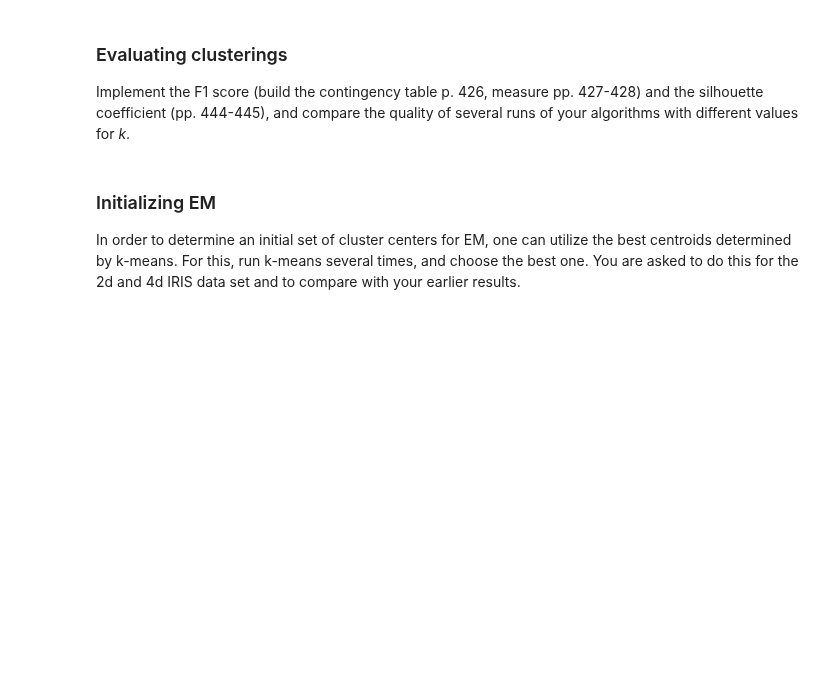
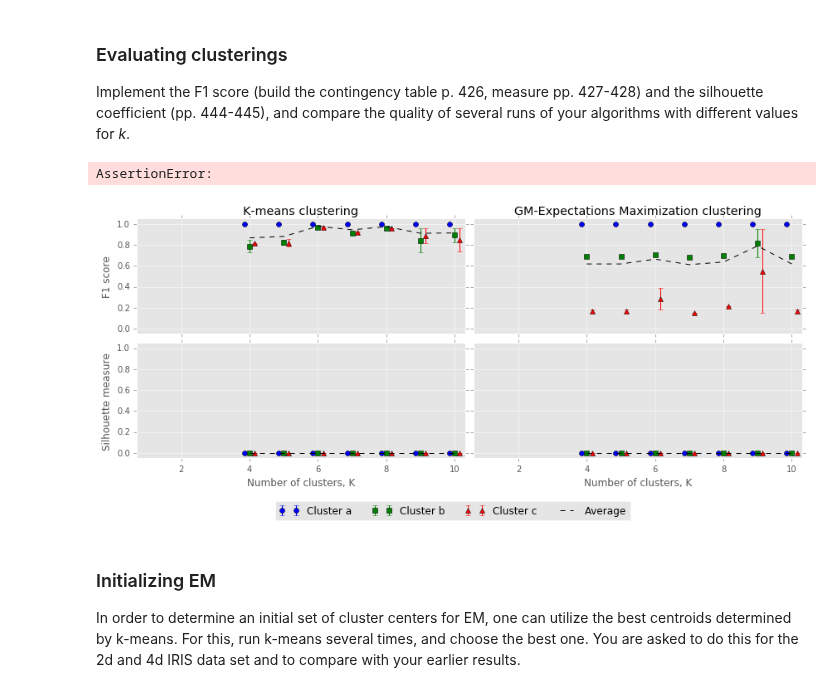
Before and after one commit to Malakith/dMachineLearning, a Jupyter notebook: handin4/HandIn4.ipynb, the cells around one changed output. Drawn from its saved outputs; the diff is of its cells as text; code cells hidden in the pictures; blank space fills up the shorter version.

```diff
--- a/handin4/HandIn4.ipynb
+++ b/handin4/HandIn4.ipynb
@@ -343,8 +345,8 @@ def em(points, k, epsilon, mean=None, pad=0.0, maxiter = None, log = False):
         Em_ = np.log(px).sum(axis=0)
         dist = np.absolute(Em-Em_)
         Em = Em_
-        if (q % 10 == 0):
-            print("\rdist is " + str(dist) + " after " + str(q) + " iterations", end="")
+        #if (q % 10 == 0):
+        #    print("\rdist is " + str(dist) + " after " + str(q) + " iterations", end="")
         tired = dist < epsilon
         if maxiter != None:
             if log == True:
@@ -437,10 +443,16 @@ labels = iris['target']
 plt.style.use('ggplot')
 
 
-repetitions = 3
-kays = range(1,11)
+repetitions = 2 # SKAL SÆTTES TIL >10
+kays = range(4,11) # SKAL SÆTTES TIL range(4,11)
 label_set = set(labels)
 err_free = True
+
+#plot settings
+pad_size = 0.15
+ylim =[-0.05,1.05]
+xlim = [1-2*pad_size,10+2*pad_size]
+
 
 KMresF1 = np.zeros([len(kays), (1+len(label_set)), repetitions])
 EMresF1 = np.zeros([len(kays), (1+len(label_set)), repetitions])
@@ -452,7 +464,7 @@ if True:
         ## K-means
         for rep in range(repetitions):
             try:
-                means = kmeans(data, kay, 0.0000001)
+                means = kmeans(data, kay, 0.00001)
                 guessed_labels = closest(data, means)
                 voted_labels = vote_labels(guessed_labels, labels)
                 # F1
@@ -472,64 +484,71 @@ if True:
                 err_free = False
 
             ## EM
-            try: #because singular_matrix errors is a thing
-                mean, cov, prior = em(data, kay, 0.000001, means)
+            #try: #because singular_matrix errors is a thing
+            if True:
+                mean, cov, prior, _ = em(data, kay, 0.00001, means, maxiter = 100)
                 guessed_labels = most_likely(data, mean, cov, prior)
                 voted_labels = vote_labels(guessed_labels, labels)
                 # F1
                 res0, res1, res2 = f1(voted_labels, labels)
                 EMresF1[kay_idx,0:len(res0),rep] = np.asarray(res0)
                 EMresF1[kay_idx,-1,rep] = res1
-            except:
-                #print("røv3", kay)
-                err_free = False
+            #except:
+            #    print("røv3", kay)
+            #    err_free = False
             try:
                 #Silhouette
                 res0, res1, res2 = silhouette(data, voted_labels)
                 EMresSil[kay_idx,0:len(res0),rep] = np.asarray(res0)
                 EMresSil[kay_idx,-1,rep] = res1
+            except:
                 #print("røv4", kay)
                 err_free = False
 
 
 def plot_measure(results, kays, err, colors, labels, ax=None):
-    pad = np.linspace(-0.3, 0.3, num=len(colors))
+
+    pad = np.linspace(-pad_size, pad_size, num=len(colors)-1)
     if ax==None:
         fig, ax, _ = plt.figure()
-    for iii in range(len(colors)):
+    for iii in range(len(colors)-1):
         assert err[:,iii].shape == results[:,iii].shape
-        #ax.errorbar(kays, results[:,iii], colors[iii], label=labels[iii], yerr=err[:,iii], fmt='o')
-        ax.errorbar(kays+pad[iii], results[:,iii], yerr=err[:,iii], fmt='o')
-
-    return
+        ax.errorbar(kays+pad[iii], results[:,iii], yerr=err[:,iii], fmt=colors[iii], label=labels[iii])
+    iii = len(colors)-1
+    ax.errorbar(kays, results[:,iii], fmt=colors[iii], label=labels[iii])
+    ax.set_xlim(xlim)
+    ax.set_ylim(ylim)
 
 
 #ax.errorbar(x, y, yerr=yerr, fmt='o')
 
-cluster_colors = ['ob', 'sg', '^r', 'k']
+cluster_colors = ['ob', 'sg', '^r', '--k']
 cluster_labels = ['Cluster a', 'Cluster b', 'Cluster c', 'Average']
-
-# # ax.errorbar(x, y, yerr=[yerr, 2*yerr], xerr=[xerr, 2*xerr], fmt='--o')
 
 
 fig, axs = plt.subplots(nrows=2, ncols=2, sharex=True, sharey=True, figsize=(12,5))
 
 plot_measure(np.average(KMresF1,  axis=2), kays, np.std(KMresF1,  axis=2), cluster_colors, cluster_labels, axs[0,0])
 plot_measure(np.average(EMresF1,  axis=2), kays, np.std(EMresF1,  axis=2), cluster_colors, cluster_labels, axs[0,1])
 plot_measure(np.average(KMresSil, axis=2), kays, np.std(KMresSil, axis=2),cluster_colors, cluster_labels, axs[1,0])
 plot_measure(np.average(EMresSil, axis=2), kays, np.std(EMresSil, axis=2),cluster_colors, cluster_labels, axs[1,1])
 
 axs[0,0].set_title("K-means clustering")
 axs[0,1].set_title("GM-Expectations Maximization clustering")
 axs[0,0].set_ylabel("F1 score")
 axs[1,0].set_ylabel("Silhouette measure")
 axs[1,0].set_xlabel("Number of clusters, K")
 axs[1,1].set_xlabel("Number of clusters, K")
 axs[1,0].legend(loc = 'lower center', bbox_to_anchor = (0,-0.1,1,1),
             bbox_transform = plt.gcf().transFigure, ncol=4)
+
+
 plt.tight_layout()
 
 assert err_free
+# %% [output]
+AssertionError:
+[figure, added]
 # %% [markdown]
 ### Initializing EM
 
```
Also changed, not shown: parts of 3 cells of this notebook.
